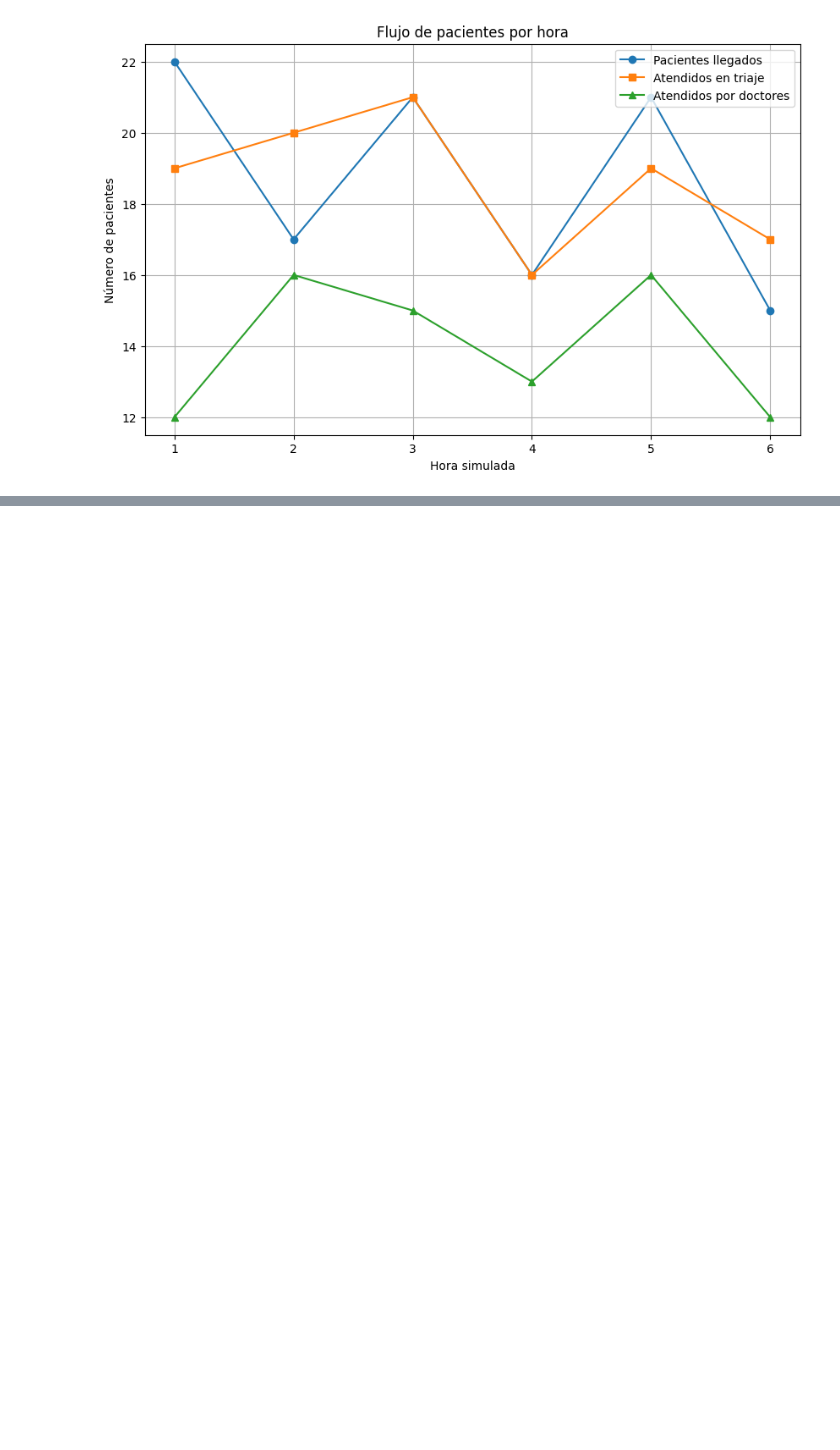
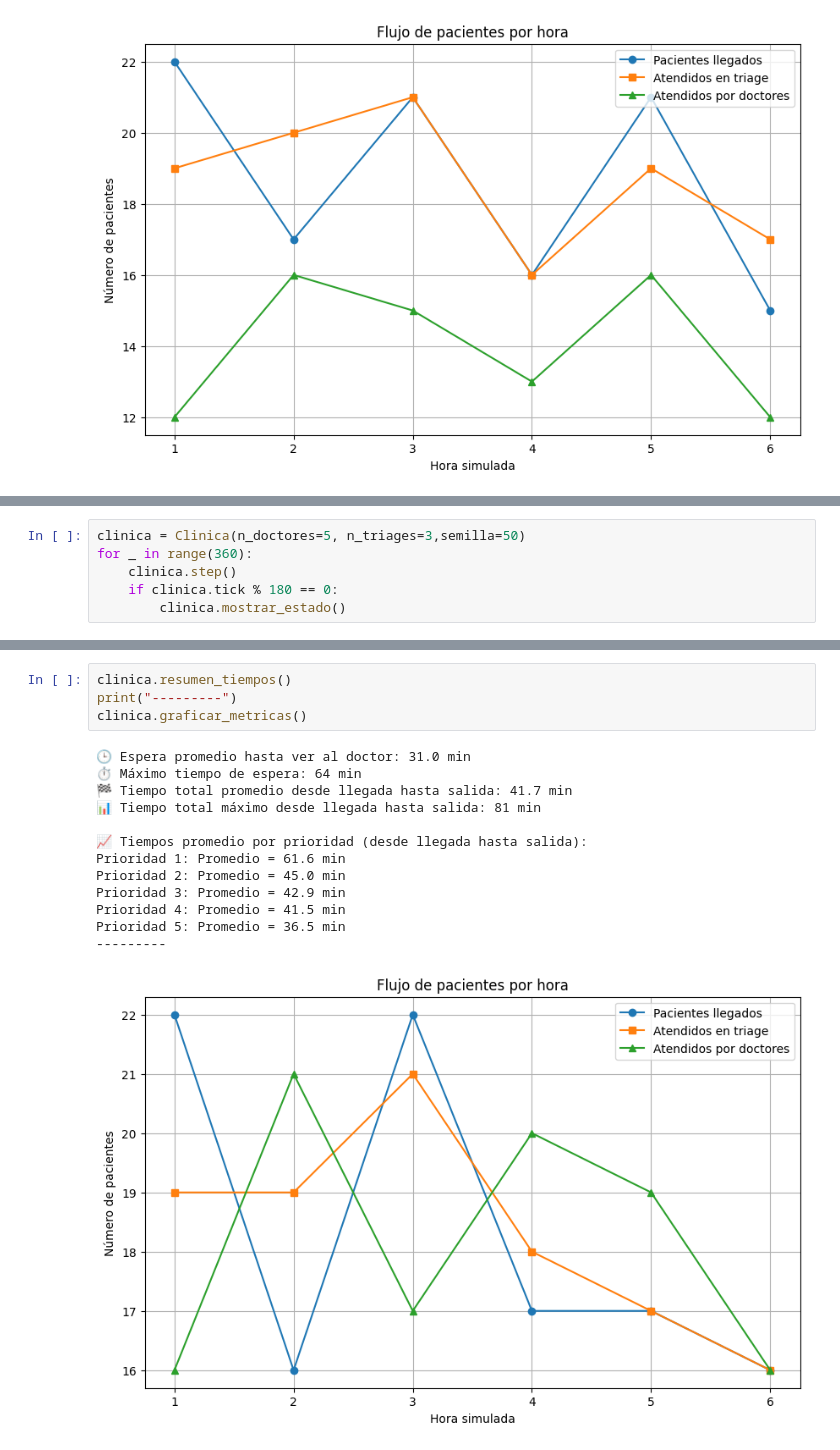
Before and after one commit to stefymojica/MACC, a Jupyter notebook: modelo_clinico.ipynb, the cells around one changed output, grey strips where cells are left out. Saved outputs shown, nothing was run; the diff lists cells and outputs as text; blank space fills up the shorter version.

```diff
--- a/modelo_clinico.ipynb
+++ b/modelo_clinico.ipynb
@@ -439,0 +439,6 @@ plt.show()
+# %%
+clinica = Clinica(n_doctores=5, n_triages=3,semilla=50)
+for _ in range(360):
+    clinica.step()
+    if clinica.tick % 180 == 0:
+        clinica.mostrar_estado()
@@ -439,0 +463,18 @@ plt.show()
+# %%
+clinica.resumen_tiempos()
+print("---------")
+clinica.graficar_metricas()
+# %% [output]
+🕒 Espera promedio hasta ver al doctor: 31.0 min
+⏱️ Máximo tiempo de espera: 64 min
+🏁 Tiempo total promedio desde llegada hasta salida: 41.7 min
+📊 Tiempo total máximo desde llegada hasta salida: 81 min
+
+📈 Tiempos promedio por prioridad (desde llegada hasta salida):
+Prioridad 1: Promedio = 61.6 min
+Prioridad 2: Promedio = 45.0 min
+Prioridad 3: Promedio = 42.9 min
+Prioridad 4: Promedio = 41.5 min
+Prioridad 5: Promedio = 36.5 min
+---------
+[figure, added]
```
Also changed, not shown: parts of 9 cells of this notebook.
